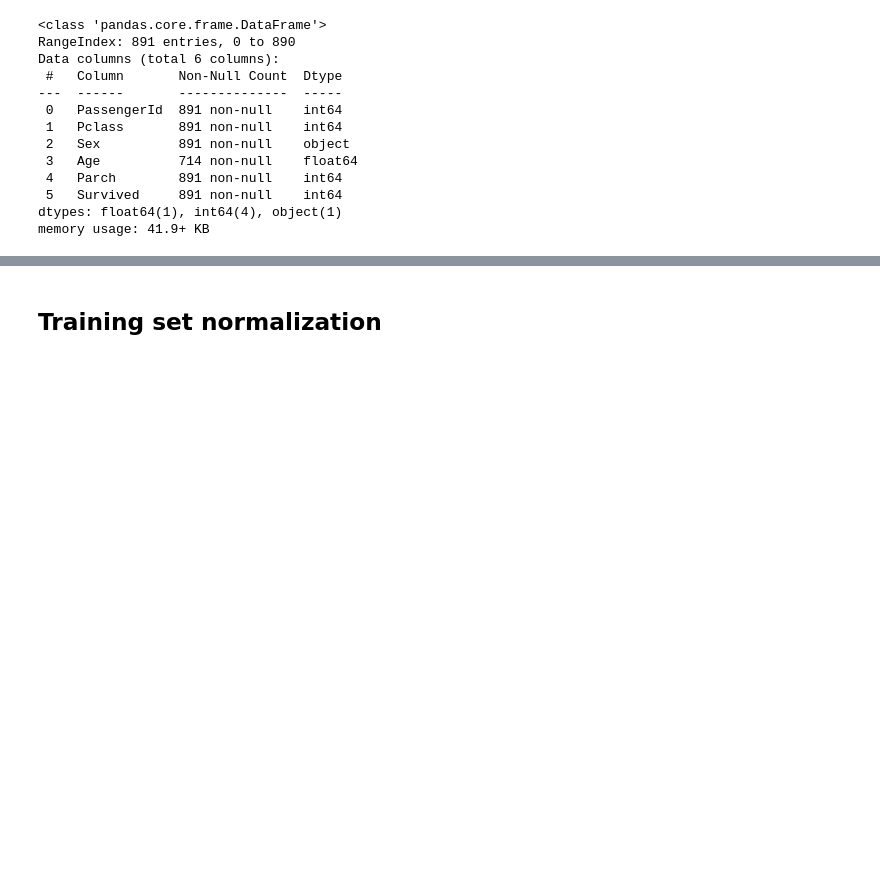
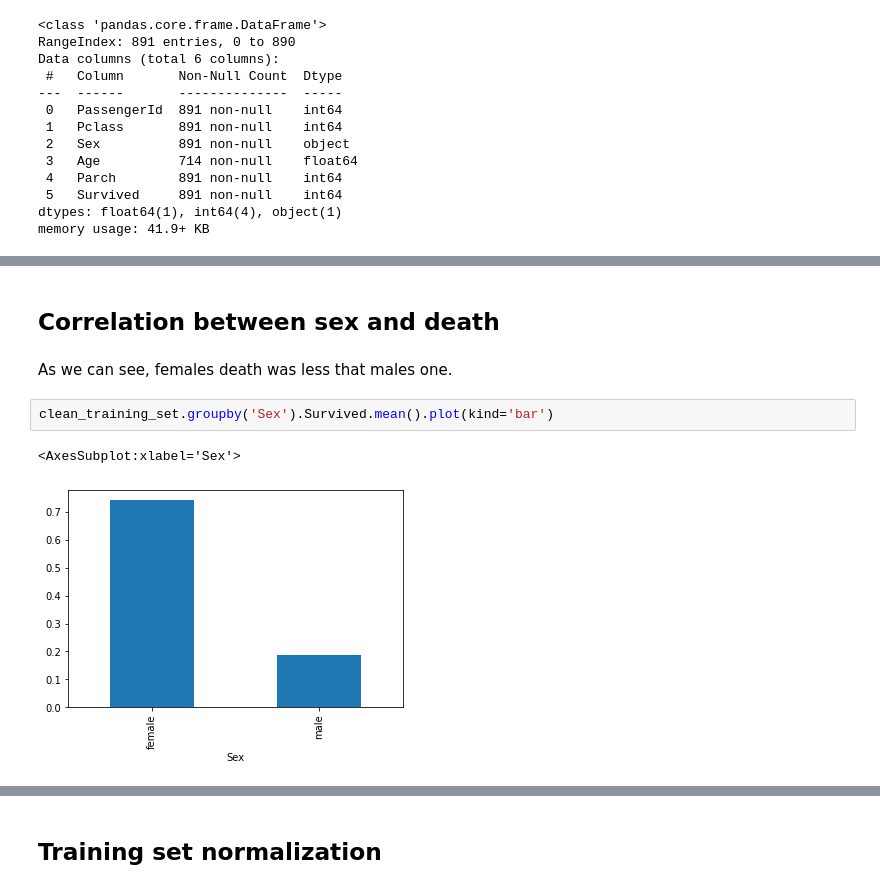
Before and after one commit to Fedege98/TitanicKaggle, a Jupyter notebook: titanicchallenge.ipynb, the cells around one changed output, grey strips where cells are left out. Cells and saved outputs as stored; diff of their text form; blank space fills up the shorter version.

```diff
--- a/titanicchallenge.ipynb
+++ b/titanicchallenge.ipynb
@@ -109,0 +120,9 @@ memory usage: 41.9+ KB
+# %% [markdown]
+## Correlation between sex and death
+# %% [markdown]
+As we can see, females death was less that males one.
+# %%
+clean_training_set.groupby('Sex').Survived.mean().plot(kind='bar')
+# %% [output]
+<AxesSubplot:xlabel='Sex'>
+[figure, added]
```
Also changed, not shown: parts of 11 cells of this notebook.
